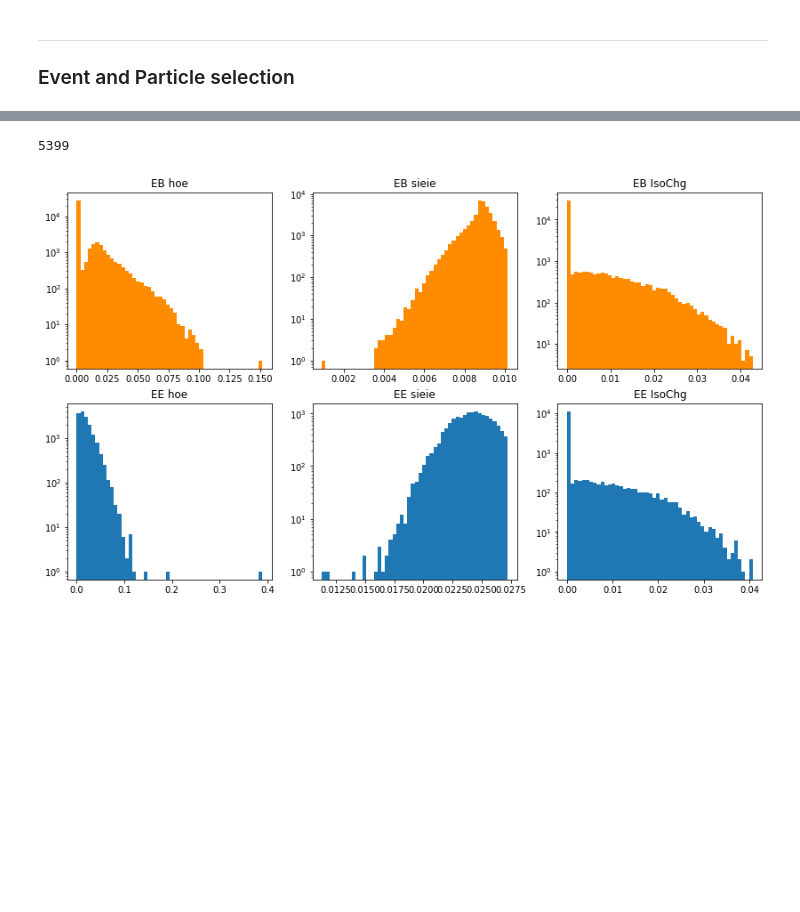
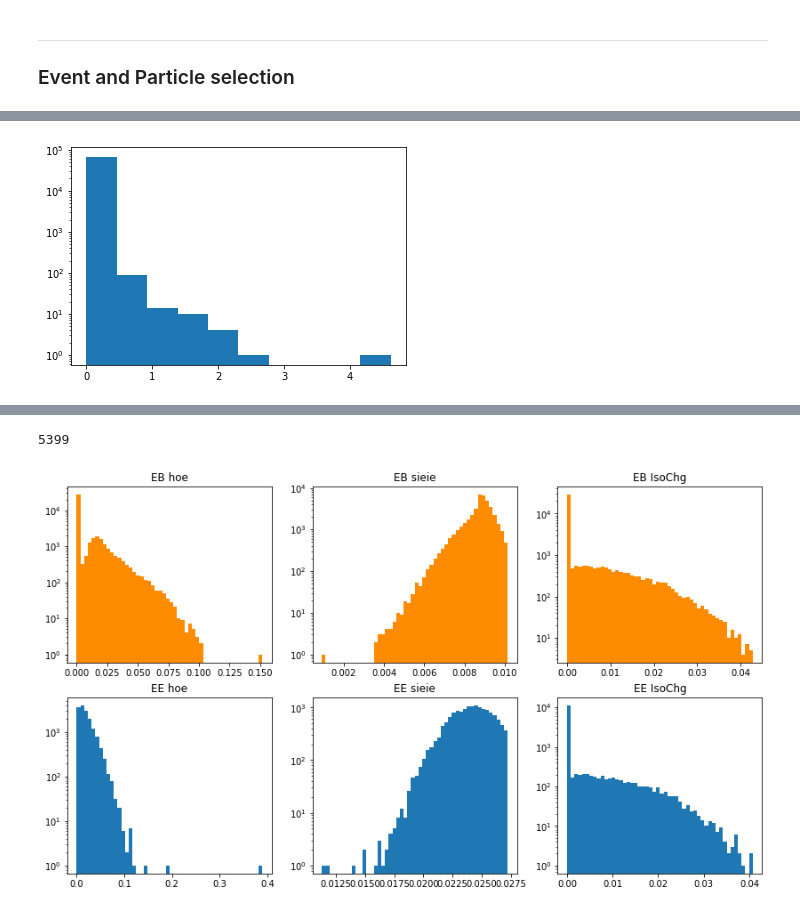
Before and after one commit to JW-corp/J.W_Analysis, a Jupyter notebook: Coffea_WZG/Jupyter/Test_FakePhoton.ipynb, the cells around one changed output, grey strips where cells are left out. Cells and saved outputs as stored; diff of their text form; code cells hidden in the pictures; blank space fills up the shorter version.

```diff
--- a/Coffea_WZG/Jupyter/Test_FakePhoton.ipynb
+++ b/Coffea_WZG/Jupyter/Test_FakePhoton.ipynb
@@ -245,0 +253,5 @@ for eventIdx,pho in enumerate(Photon):
+# %%
+plt.hist(flat_dim(EB_Photon[(EB_Photon.hoe < 0.1) & (EB_Photon.sieie < 0.01)].pfRelIso03_chg))
+plt.yscale('log')
+# %% [output]
+[figure, added]
```
Also changed, not shown: parts of 14 cells of this notebook.
